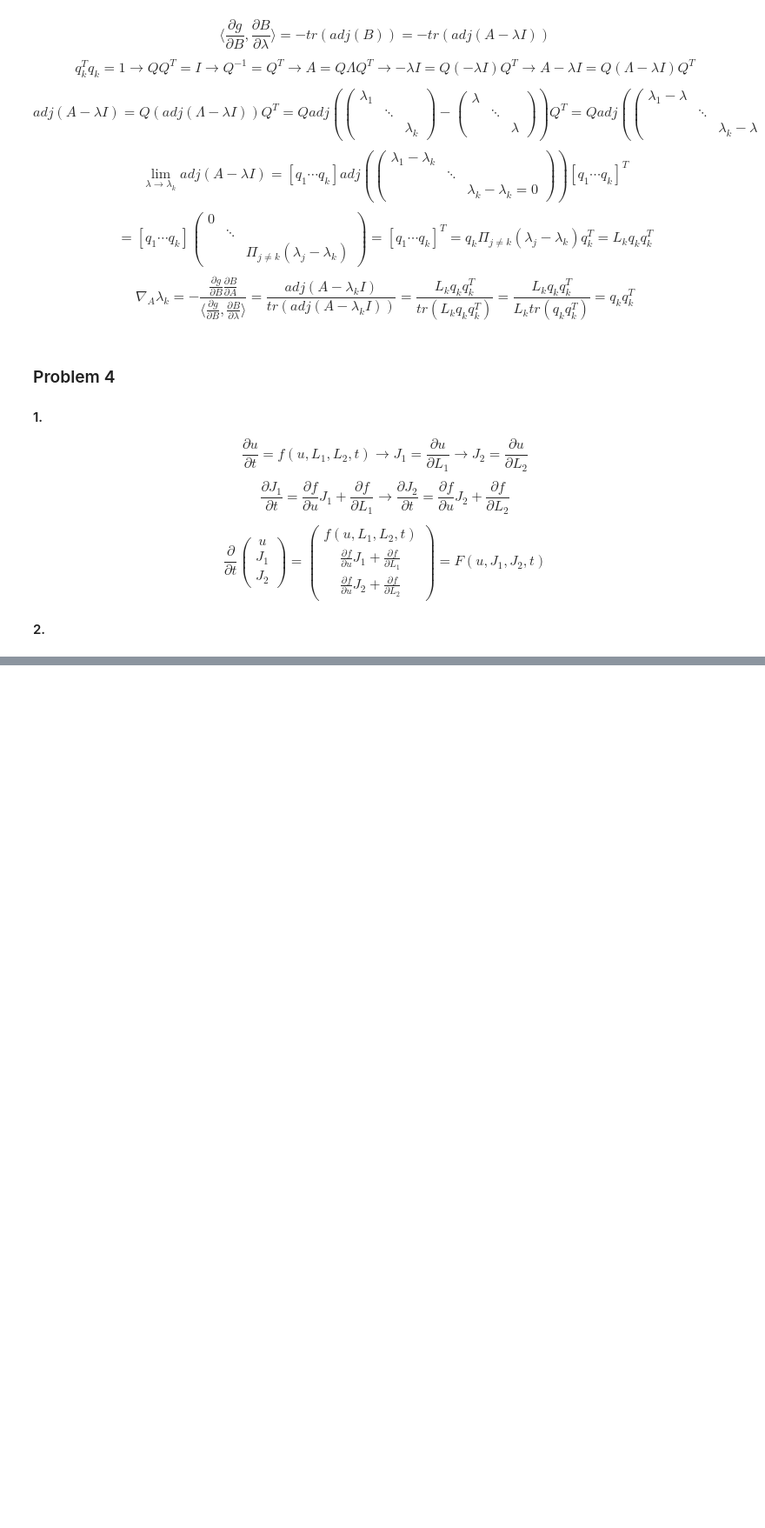
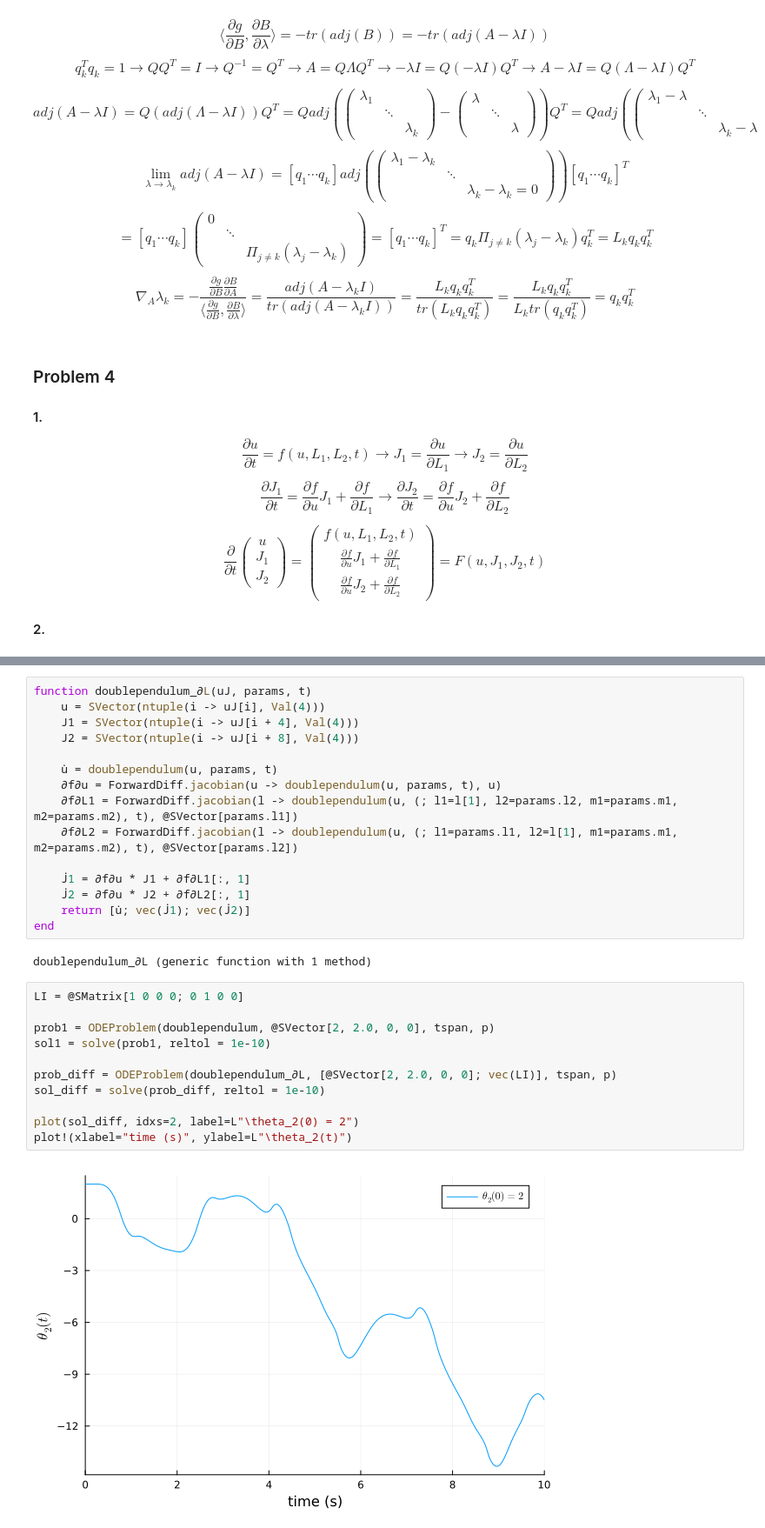
Before and after one commit to anthonysdone/18.063, a Jupyter notebook: 18.063 Pset 2.ipynb, the cells around one changed output, grey strips where cells are left out. Shown at 87% size. Drawn from its saved outputs; the diff is of its cells as text; blank space fills up the shorter version.

```diff
--- a/18.063 Pset 2.ipynb
+++ b/18.063 Pset 2.ipynb
@@ -144,0 +126,30 @@ plot!(xlabel="time (s)", ylabel=L"\partial\theta_2(t)/\partial\L2(0)")
+# %%
+function doublependulum_∂L(uJ, params, t)
+    u = SVector(ntuple(i -> uJ[i], Val(4)))
+    J1 = SVector(ntuple(i -> uJ[i + 4], Val(4)))
+    J2 = SVector(ntuple(i -> uJ[i + 8], Val(4)))
+
+    u̇ = doublependulum(u, params, t)
+    ∂f∂u = ForwardDiff.jacobian(u -> doublependulum(u, params, t), u)
+    ∂f∂L1 = ForwardDiff.jacobian(l -> doublependulum(u, (; l1=l[1], l2=params.l2, m1=params.m1, m2=params.m2), t), @SVector[params.l1])
+    ∂f∂L2 = ForwardDiff.jacobian(l -> doublependulum(u, (; l1=params.l1, l2=l[1], m1=params.m1, m2=params.m2), t), @SVector[params.l2])
+
+    J̇1 = ∂f∂u * J1 + ∂f∂L1[:, 1]
+    J̇2 = ∂f∂u * J2 + ∂f∂L2[:, 1]
+    return [u̇; vec(J̇1); vec(J̇2)]
+end
+# %% [output]
+doublependulum_∂L (generic function with 1 method)
+# %%
+LI = @SMatrix[1 0 0 0; 0 1 0 0]
+
+prob1 = ODEProblem(doublependulum, @SVector[2, 2.0, 0, 0], tspan, p)
+sol1 = solve(prob1, reltol = 1e-10)
+
+prob_diff = ODEProblem(doublependulum_∂L, [@SVector[2, 2.0, 0, 0]; vec(LI)], tspan, p)
+sol_diff = solve(prob_diff, reltol = 1e-10)
+
+plot(sol_diff, idxs=2, label=L"\theta_2(0) = 2")
+plot!(xlabel="time (s)", ylabel=L"\theta_2(t)")
+# %% [output]
+[figure, added]
```
Also changed, not shown: parts of 7 cells of this notebook.
